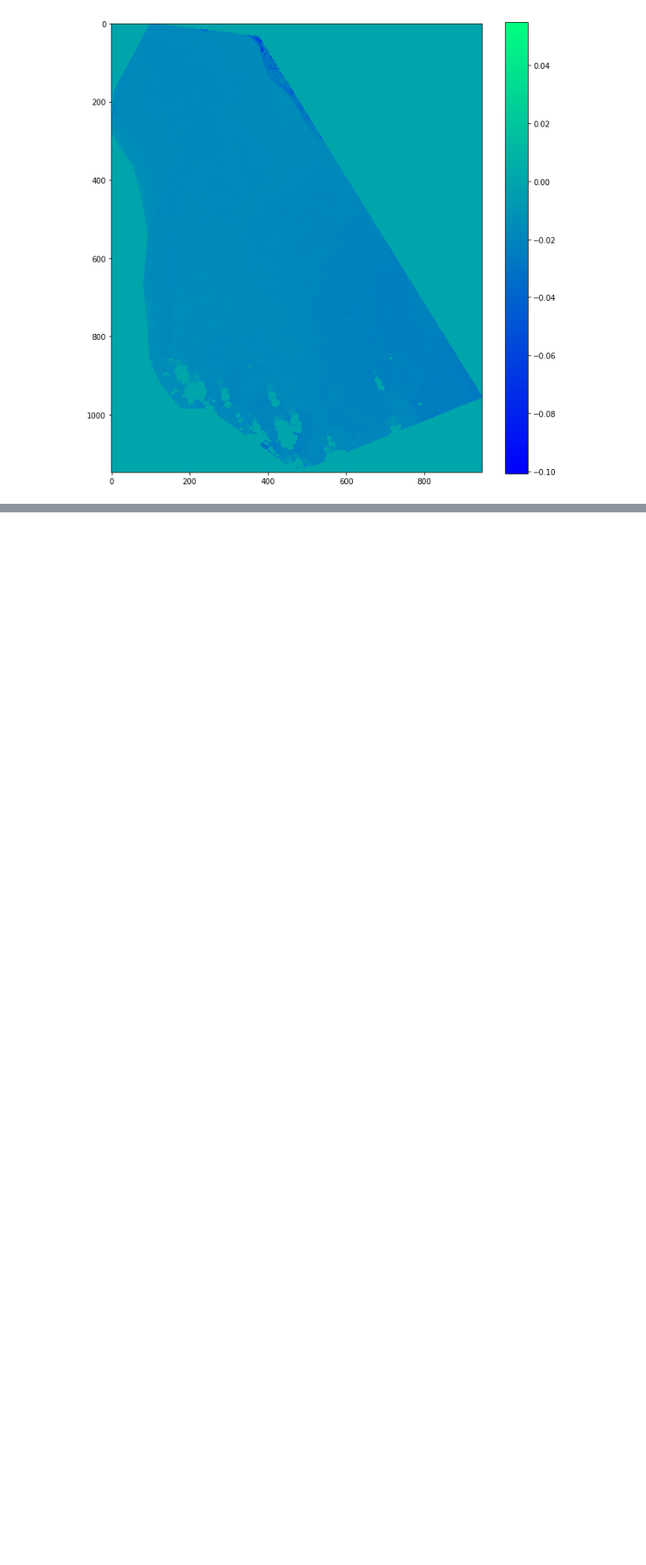
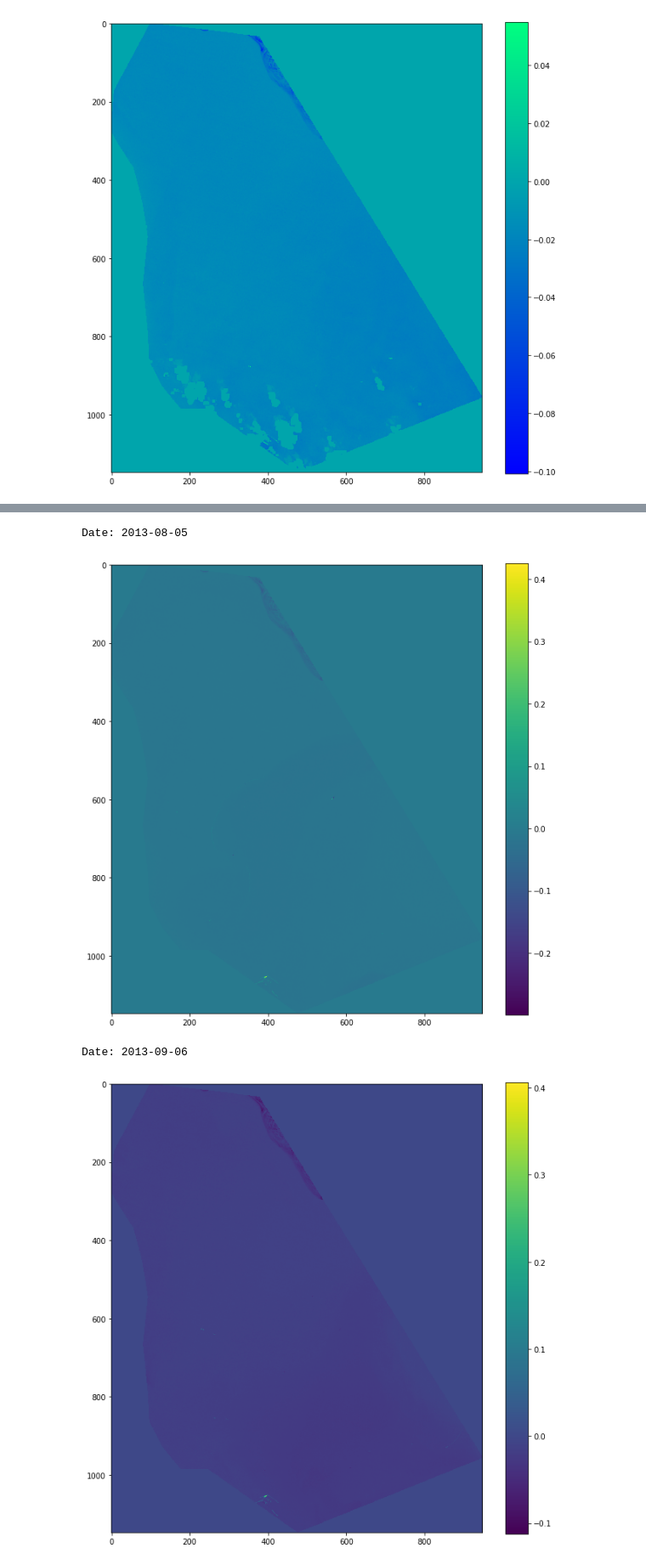
Before and after one commit to feleHaile/projections-clouds-and-Gdansk-Bay, a Jupyter notebook: example_solution.ipynb, the cells around one changed output, grey strips where cells are left out. Shown at 85% size. Drawn from its saved outputs; the diff is of its cells as text; code cells hidden in the pictures; blank space fills up the shorter version.

```diff
--- a/example_solution.ipynb
+++ b/example_solution.ipynb
@@ -1039,26 +1051,17 @@ plt.show()
 # %%
 # Analysis:
 # what is the simplest method of classification of this dataset? What do you think?
-# We use simple threshold and differentiation to find time when algal blooms occured.
+# We use simple threshold to find a time when algal blooms have occured.
 # But this is a classic example of problem which can be solved which machine learning.
 # At the end of this course we will tackle it with a simplest approach and in the future you may
 # expect more complicated methods.
 
-# 1. Differentitate all values. How? Perform a band subtraction. As a reference we will choose
-# 2013-04-15 because we know that at this time there wasn't algal bloom. Create new column for
-# subtracted means. Example for EVI is presented below. Try do the same for kab1.
+# We will set a threshold to the mean of the bands means. The first example is for EVI.
+# Try to do the same for the kab1.
 
 # EVI
 
-diff_val_evi = bands_df.loc['2013-04-15', 'EVI-cloudless']
-
-bands_df['DIFF EVI'] = bands_df['EVI-cloudless'].apply(lambda x: (
-    x - diff_val_evi))
-
-plt.figure(figsize=(15, 3))
-plt.plot(bands_df['EVI-cloudless'], 'yo')
-plt.plot(bands_df['DIFF EVI'], 'go')
-plt.legend()
-plt.title('Differences over time')
-plt.show()
+threshold = np.mean(bands_df['EVI-cloudless'])
+algal_blooms_by_evi = bands_df[bands_df['EVI-cloudless'] > threshold]
+algal_blooms_by_evi
 # %% [output]
@@ -1065,0 +1074,19 @@ plt.show()
+# %%
+# Check... the best option is to look into a EVI image itself
+
+def perform_visual_test_evi(df_of_interest):
+    test_band = df_of_interest.apply(lambda x: calculate_evi(x[2],
+                                                            x[4],
+                                                            x[5]), axis=1)
+    indexes = test_band.index.values
+    for i in indexes:
+        print('Date:', i)
+        show_band(test_band[i], color_map='viridis', remove_negative=False)
+
+
+perform_visual_test_evi(algal_blooms_by_evi)
+# %% [output]
+Date: 2013-08-05
+[figure, added]
+Date: 2013-09-06
+[figure, added]
```
Also changed, not shown: parts of 9 cells of this notebook.
